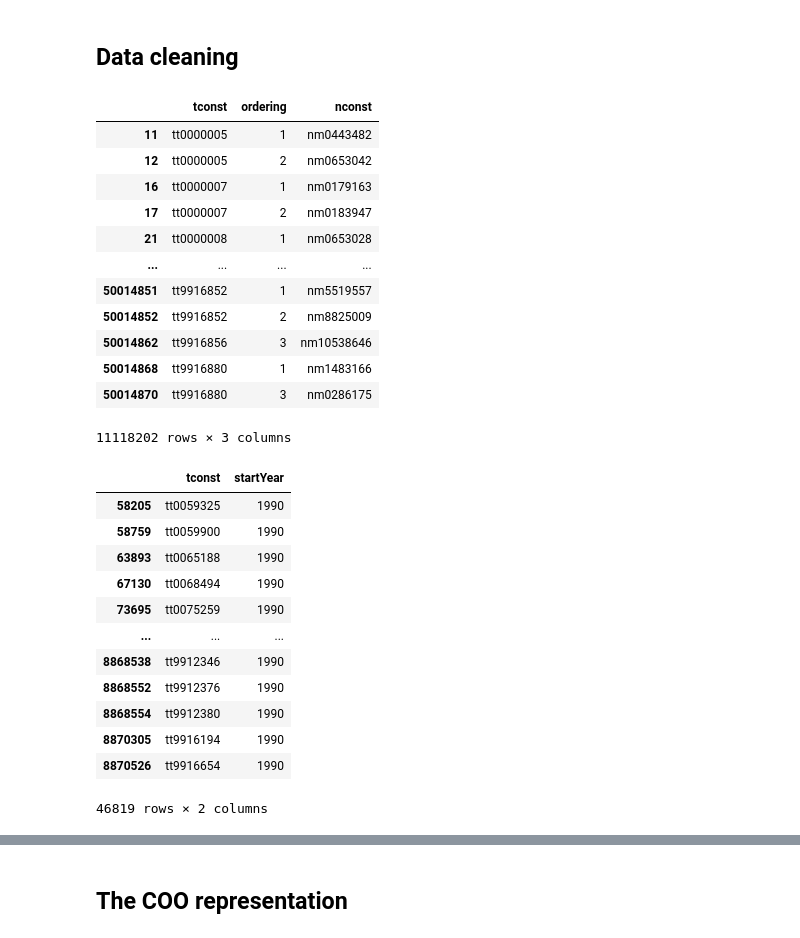
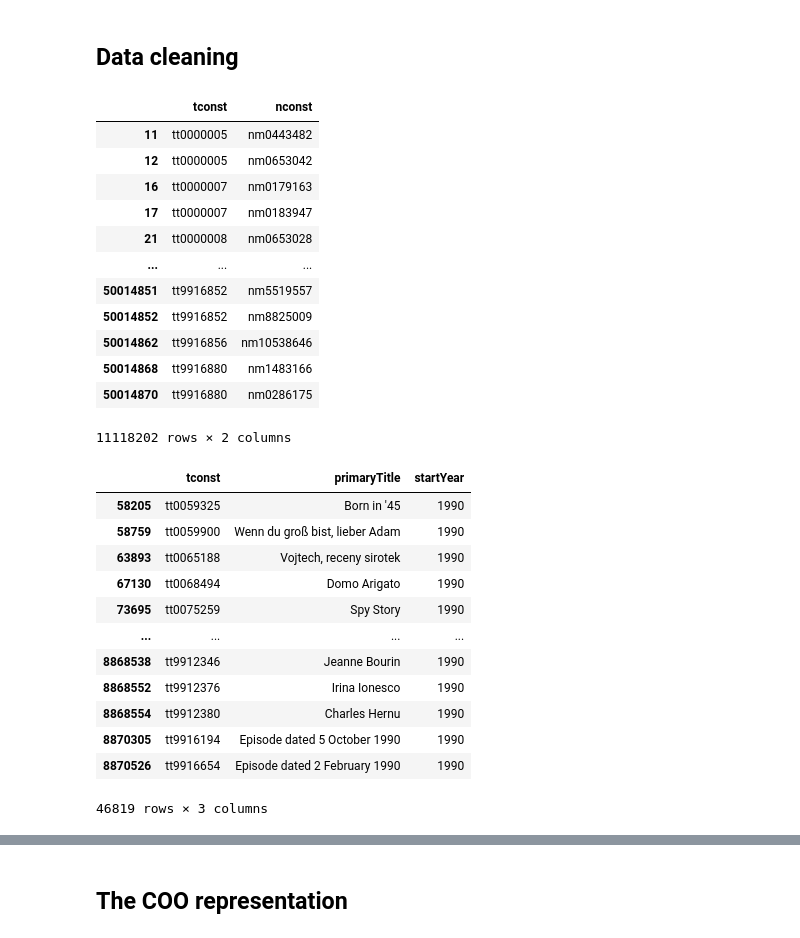
Before and after one commit to ZhipingLi/Cpt_s-591-Project, a Jupyter notebook: Hypergraph Analysis.ipynb, the cells around one changed output, grey strips where cells are left out. Cells and saved outputs as stored; diff of their text form; code cells hidden in the pictures.

```diff
--- a/Hypergraph Analysis.ipynb
+++ b/Hypergraph Analysis.ipynb
@@ -41,40 +58,40 @@ basics_df
 # %%
 # Only keep category column is "actor"
 pricipals_df = pricipals_df[pricipals_df['category'] == 'actor']
-# drop category, job and characters columns
-pricipals_df = pricipals_df.drop(['category', 'job', 'characters'], axis=1)
+# drop ordering, category, job and characters columns
+pricipals_df = pricipals_df.drop(['ordering', 'category', 'job', 'characters'], axis=1)
 pricipals_df
 # %% [output]
-|  | tconst | ordering | nconst |
-| 11 | tt0000005 | 1 | nm0443482 |
-| 12 | tt0000005 | 2 | nm0653042 |
-| 16 | tt0000007 | 1 | nm0179163 |
-| 17 | tt0000007 | 2 | nm0183947 |
-| 21 | tt0000008 | 1 | nm0653028 |
-| ... | ... | ... | ... |
-| 50014851 | tt9916852 | 1 | nm5519557 |
-| 50014852 | tt9916852 | 2 | nm8825009 |
-| 50014862 | tt9916856 | 3 | nm10538646 |
-| 50014868 | tt9916880 | 1 | nm1483166 |
-| 50014870 | tt9916880 | 3 | nm0286175 |
+|  | tconst | nconst |
+| 11 | tt0000005 | nm0443482 |
+| 12 | tt0000005 | nm0653042 |
+| 16 | tt0000007 | nm0179163 |
+| 17 | tt0000007 | nm0183947 |
+| 21 | tt0000008 | nm0653028 |
+| ... | ... | ... |
+| 50014851 | tt9916852 | nm5519557 |
+| 50014852 | tt9916852 | nm8825009 |
+| 50014862 | tt9916856 | nm10538646 |
+| 50014868 | tt9916880 | nm1483166 |
+| 50014870 | tt9916880 | nm0286175 |
-11118202 rows × 3 columns
+11118202 rows × 2 columns
 # %%
-# drop titleType, primaryTitle, originalTitle, isAdult, endYear, runtimeMinutes and genres columns
-basics_df = basics_df.drop(['titleType', 'primaryTitle', 'originalTitle', 'isAdult', 'endYear', 'runtimeMinutes', 'genres'], axis=1)
+# drop titleType, originalTitle, isAdult, endYear, runtimeMinutes and genres columns
+basics_df = basics_df.drop(['titleType', 'originalTitle', 'isAdult', 'endYear', 'runtimeMinutes', 'genres'], axis=1)
 # Filter data by startYear is "1990"
 basics_df = basics_df[basics_df['startYear'] == '1990']
 basics_df
 # %% [output]
-|  | tconst | startYear |
-| 58205 | tt0059325 | 1990 |
-| 58759 | tt0059900 | 1990 |
-| 63893 | tt0065188 | 1990 |
-| 67130 | tt0068494 | 1990 |
-| 73695 | tt0075259 | 1990 |
-| ... | ... | ... |
-| 8868538 | tt9912346 | 1990 |
-| 8868552 | tt9912376 | 1990 |
-| 8868554 | tt9912380 | 1990 |
-| 8870305 | tt9916194 | 1990 |
-| 8870526 | tt9916654 | 1990 |
+|  | tconst | primaryTitle | startYear |
+| 58205 | tt0059325 | Born in '45 | 1990 |
+| 58759 | tt0059900 | Wenn du groß bist, lieber Adam | 1990 |
+| 63893 | tt0065188 | Vojtech, receny sirotek | 1990 |
+| 67130 | tt0068494 | Domo Arigato | 1990 |
+| 73695 | tt0075259 | Spy Story | 1990 |
+| ... | ... | ... | ... |
+| 8868538 | tt9912346 | Jeanne Bourin | 1990 |
+| 8868552 | tt9912376 | Irina Ionesco | 1990 |
+| 8868554 | tt9912380 | Charles Hernu | 1990 |
+| 8870305 | tt9916194 | Episode dated 5 October 1990 | 1990 |
+| 8870526 | tt9916654 | Episode dated 2 February 1990 | 1990 |
-46819 rows × 2 columns
+46819 rows × 3 columns
```
Also changed, not shown: parts of 25 cells of this notebook, 1 other file.
